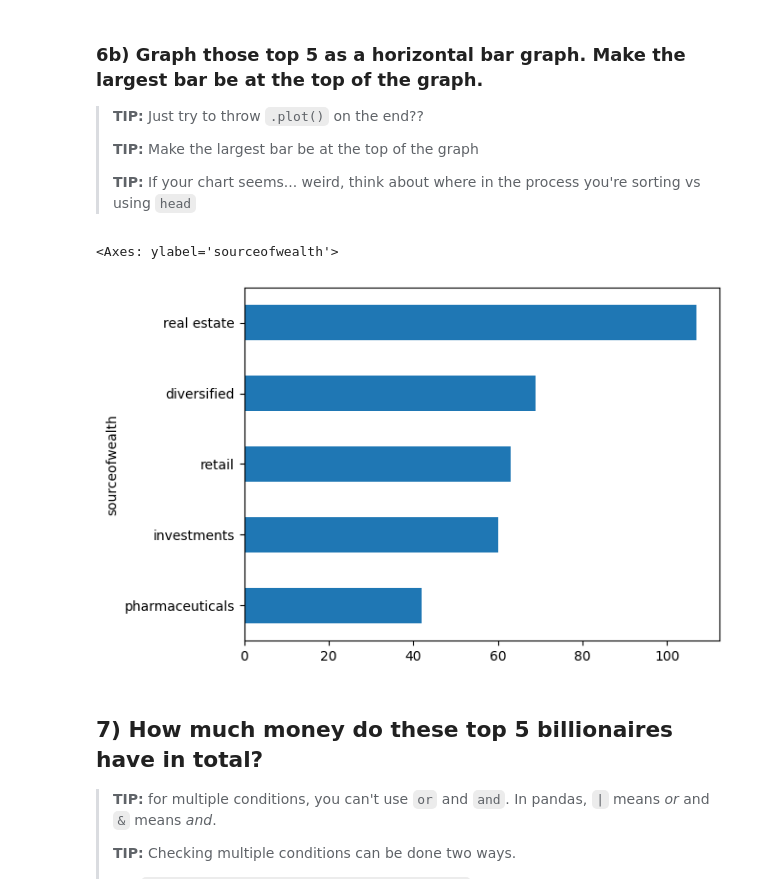
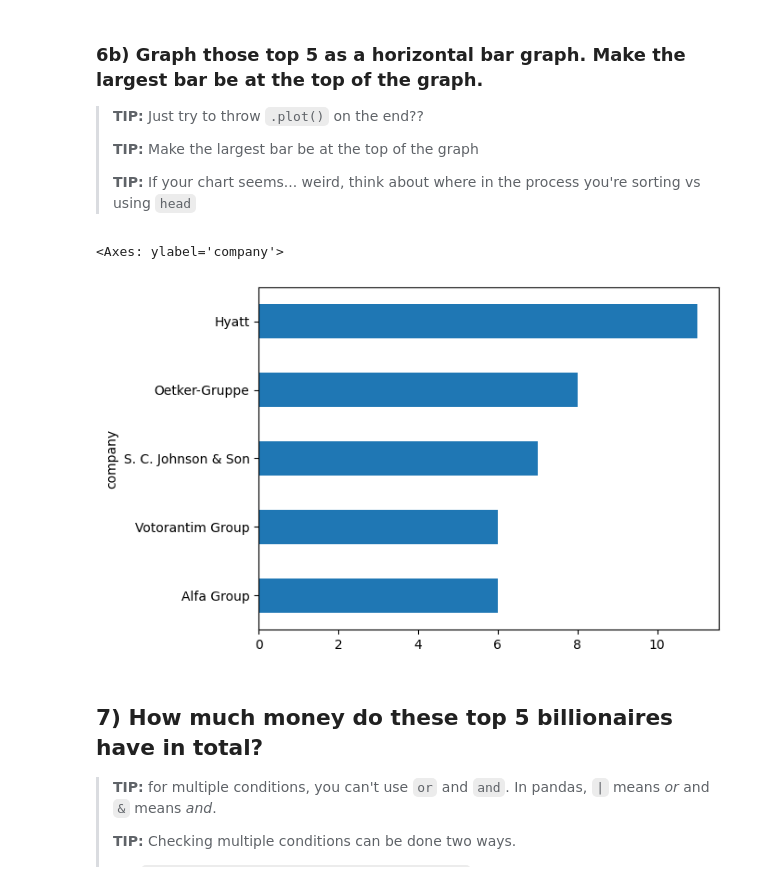
Before and after one commit to KenshoKuremoto/Lede_pandas, a Jupyter notebook: 02-Billionaires.ipynb, the cells around one changed output. Drawn from its saved outputs; the diff is of its cells as text; code cells hidden in the pictures.

```diff
--- a/02-Billionaires.ipynb
+++ b/02-Billionaires.ipynb
@@ -238,11 +220,10 @@ Name: count, dtype: int64
 > **TIP:** If your chart seems... weird, think about where in the process you're sorting vs using `head`
 # %%
 #First, count the number of each **source of wealth**, then narrow it down to the top five. After that, visualize it with a graph.
-counts = df["sourceofwealth"].value_counts().head(5)
-counts.sort_values(ascending=True).plot(kind="barh")
+df["company"].value_counts().head(5).sort_values(ascending=True).plot(kind="barh")
 # %% [output]
-<Axes: ylabel='sourceofwealth'>
+<Axes: ylabel='company'>
-[figure, old version]
+[figure, new version]
 # %% [markdown]
 ## 7) How much money do these top 5 billionaires have in total?
 
```
Also changed, not shown: parts of 5 cells of this notebook, 1 other file.
